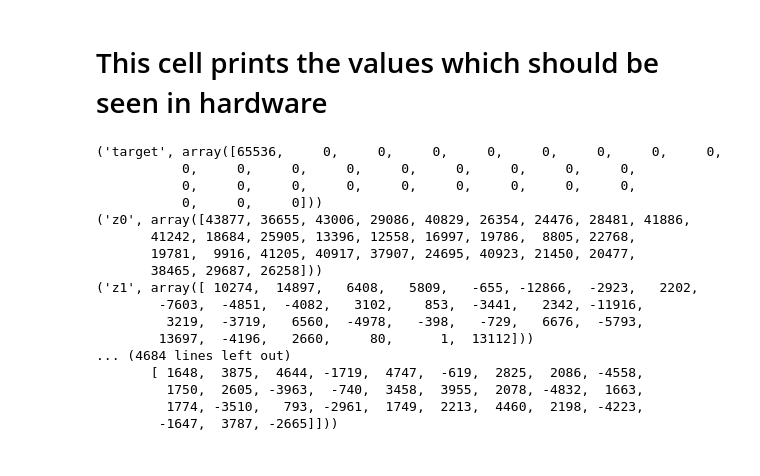
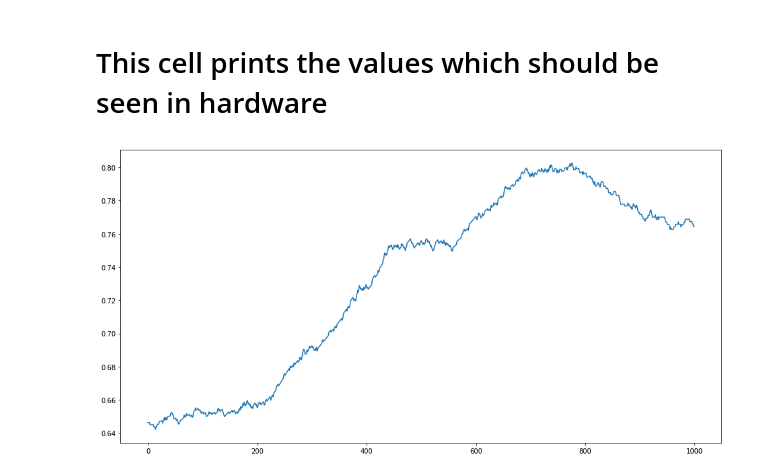
Before and after one commit to MihailoIsakov/layer_multiplex_nn, a Jupyter notebook: backpropagation/src/func_test/Test hardware.ipynb, the cells around one changed output. Drawn from its saved outputs; the diff is of its cells as text; code cells hidden in the pictures.

```diff
--- a/backpropagation/src/func_test/Test hardware.ipynb
+++ b/backpropagation/src/func_test/Test hardware.ipynb
@@ -21,7 +21,7 @@ def twos_comp(val, bits):
     return val                         # return positive value as is
 # %%
 
-with open("breast_input_30neuron_20bit_16frac.mem", 'r') as input_file:
+with open("../../breast_input_30neuron_20bit_16frac.mem", 'r') as input_file:
     inputs = np.zeros((examples, neurons))
     text = input_file.readlines()
     for row, line in enumerate(text):
@@ -31,7 +31,7 @@ with open("breast_input_30neuron_20bit_16frac.mem", 'r') as input_file:
 
     inputs = inputs.astype(int)
 
-with open("breast_output_30neuron_20bit_16frac.mem", 'r') as output_file:
+with open("../../breast_output_30neuron_20bit_16frac.mem", 'r') as output_file:
     outputs = np.zeros((examples, neurons))
     text = output_file.readlines()
     for row, line in enumerate(text):
@@ -41,7 +41,7 @@ with open("breast_output_30neuron_20bit_16frac.mem", 'r') as output_file:
 
     outputs = outputs.astype(int)
 
-with open("weights_30x30_20bit_16frac.mem", 'r') as weight_file:
+with open("../../weights_30x30_20bit_16frac.mem", 'r') as weight_file:
     weights = np.zeros(neurons * neurons)
     text = weight_file.readlines()
     elements = textwrap.wrap(text[0], bitwidth)
@@ -52,14 +52,16 @@ with open("weights_30x30_20bit_16frac.mem", 'r') as weight_file:
 # %% [markdown]
 # This cell prints the values which should be seen in hardware
 # %%
-iter = 10
+iter = 1000
 x = inputs
 y = outputs
 w = weights.reshape(30, 30)
 func = linear
 func_der = linear_derivative
 lr = 9
-verbosity = "high"
+verbosity = "none"
+
+classification = []
 
 for i in range(iter):
     sample = i % len(x)
@@ -69,47 +71,41 @@ for i in range(iter):
 
     z1 = np.matmul(w, z0)
     a1 = func(z1)
     z1 = np.right_shift(z1, fraction)
     a1 = np.right_shift(a1, fraction)
 
     delta = (target - a1) * func_der(z1)
     delta = np.round(delta).astype(int)
 
     updates = delta.reshape(len(delta), 1) * z0.reshape(1, len(z0))
     updates = np.right_shift(updates, fraction)
     updates_shifted = np.right_shift(updates, lr)
 
     w_old = w
     w = w + updates_shifted
 
+    classification.append(np.argmax(target[:2]) == np.argmax(a1[:2]))
+
     if verbosity == "low":
         #print np.sum(np.abs(target - a1)) / 2.0**fraction
         print np.argmax(target[:2]) == np.argmax(a1[:2])
     if verbosity == "high":
         print("target", target)
         print("z0", z0)
         print("z1", z1)
         print('errors', target - z1)
         print("delta", delta)
         print("updates", updates)
         print("shifted", updates_shifted)
         print("w_old", w_old)
         print("w", w)
+
+
+from scipy.signal import savgol_filter
+smooth_classification = savgol_filter(classification, 1001, 2, mode="mirror")
+
+fig = plt.figure(figsize=(16, 8))
+plt.plot(smooth_classification)
+plt.show()
 # %% [output]
-('target', array([65536,     0,     0,     0,     0,     0,     0,     0,     0,
-           0,     0,     0,     0,     0,     0,     0,     0,     0,
-           0,     0,     0,     0,     0,     0,     0,     0,     0,
-           0,     0,     0]))
-('z0', array([43877, 36655, 43006, 29086, 40829, 26354, 24476, 28481, 41886,
-       41242, 18684, 25905, 13396, 12558, 16997, 19786,  8805, 22768,
-       19781,  9916, 41205, 40917, 37907, 24695, 40923, 21450, 20477,
-       38465, 29687, 26258]))
-('z1', array([ 10274,  14897,   6408,   5809,   -655, -12866,  -2923,   2202,
-        -7603,  -4851,  -4082,   3102,    853,  -3441,   2342, -11916,
-         3219,  -3719,   6560,  -4978,   -398,   -729,   6676,  -5793,
-        13697,  -4196,   2660,     80,      1,  13112]))
-... (4684 lines left out)
-       [ 1648,  3875,  4644, -1719,  4747,  -619,  2825,  2086, -4558,
-         1750,  2605, -3963,  -740,  3458,  3955,  2078, -4832,  1663,
-         1774, -3510,   793, -2961,  1749,  2213,  4460,  2198, -4223,
-        -1647,  3787, -2665]]))
+[figure, added]
```
Also changed, not shown: 2 other files.
